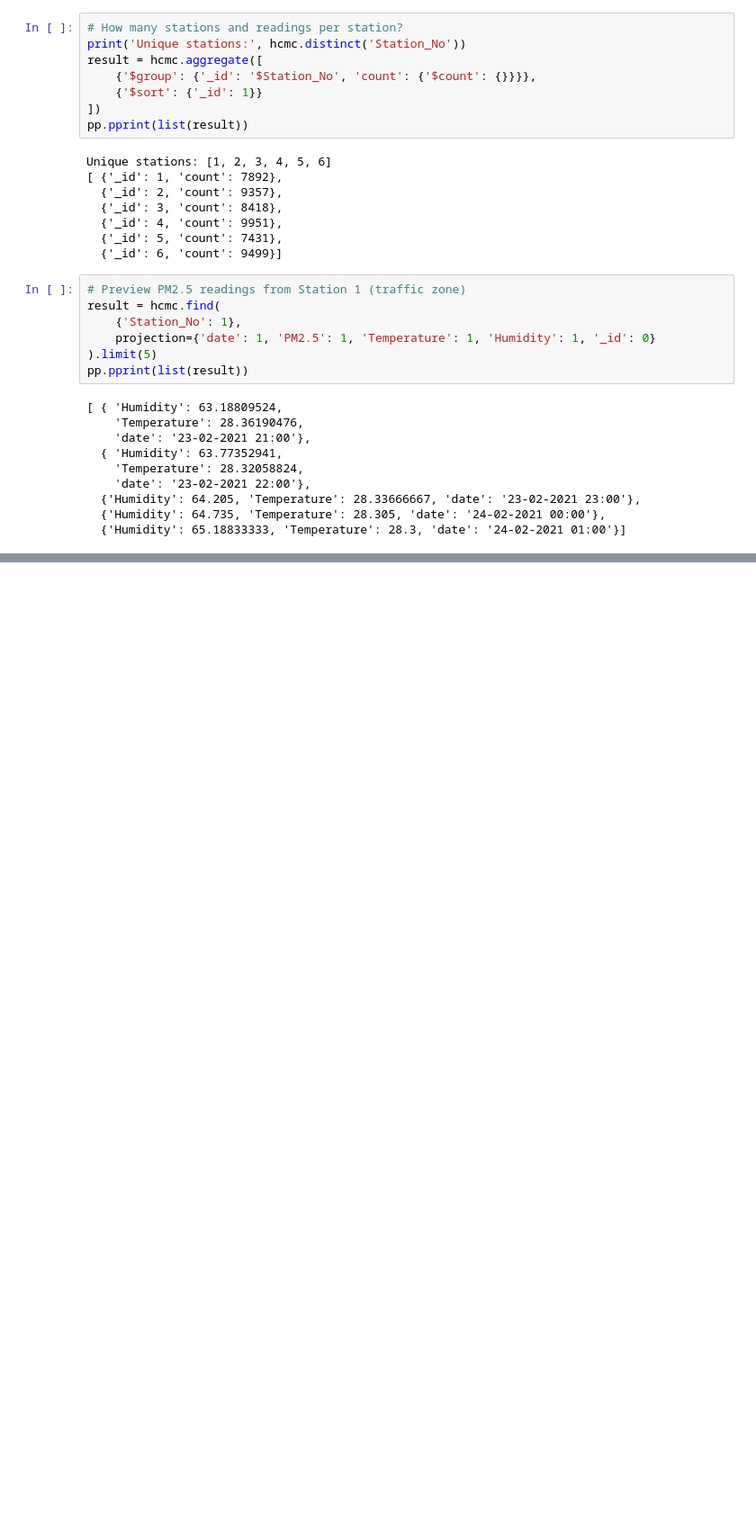
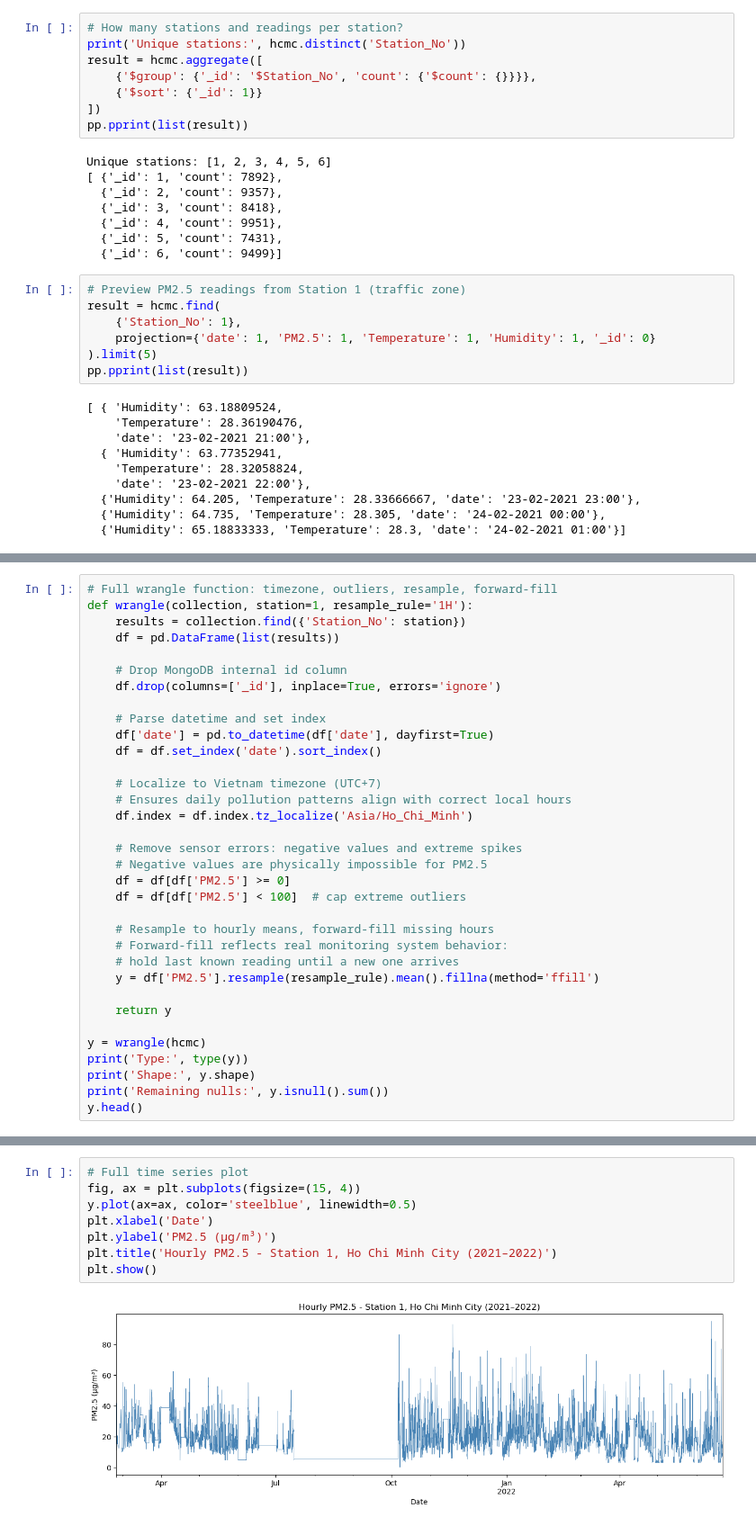
Before and after one commit to AJ-MH/Data-Science-Machine-Learning, a Jupyter notebook: hcmc-air-quality-forecasting/hcmc_air_quality_forecasting.ipynb, the cells around one changed output, grey strips where cells are left out. Shown at 90% size. Drawn from its saved outputs; the diff is of its cells as text; blank space fills up the shorter version.

```diff
--- a/hcmc-air-quality-forecasting/hcmc_air_quality_forecasting.ipynb
+++ b/hcmc-air-quality-forecasting/hcmc_air_quality_forecasting.ipynb
@@ -98,0 +178,34 @@ pp.pprint(list(result))
+# %%
+# Full wrangle function: timezone, outliers, resample, forward-fill
+def wrangle(collection, station=1, resample_rule='1H'):
+    results = collection.find({'Station_No': station})
+    df = pd.DataFrame(list(results))
+
+    # Drop MongoDB internal id column
+    df.drop(columns=['_id'], inplace=True, errors='ignore')
+
+    # Parse datetime and set index
+    df['date'] = pd.to_datetime(df['date'], dayfirst=True)
+    df = df.set_index('date').sort_index()
+
+    # Localize to Vietnam timezone (UTC+7)
+    # Ensures daily pollution patterns align with correct local hours
+    df.index = df.index.tz_localize('Asia/Ho_Chi_Minh')
+
+    # Remove sensor errors: negative values and extreme spikes
+    # Negative values are physically impossible for PM2.5
+    df = df[df['PM2.5'] >= 0]
+    df = df[df['PM2.5'] < 100]  # cap extreme outliers
+
+    # Resample to hourly means, forward-fill missing hours
+    # Forward-fill reflects real monitoring system behavior:
+    # hold last known reading until a new one arrives
+    y = df['PM2.5'].resample(resample_rule).mean().fillna(method='ffill')
+
+    return y
+
+y = wrangle(hcmc)
+print('Type:', type(y))
+print('Shape:', y.shape)
+print('Remaining nulls:', y.isnull().sum())
+y.head()
@@ -98,0 +223,10 @@ pp.pprint(list(result))
+# %%
+# Full time series plot
+fig, ax = plt.subplots(figsize=(15, 4))
+y.plot(ax=ax, color='steelblue', linewidth=0.5)
+plt.xlabel('Date')
+plt.ylabel('PM2.5 (µg/m³)')
+plt.title('Hourly PM2.5 - Station 1, Ho Chi Minh City (2021–2022)')
+plt.show()
+# %% [output]
+[figure, added]
```
Also changed, not shown: parts of 8 cells of this notebook.
